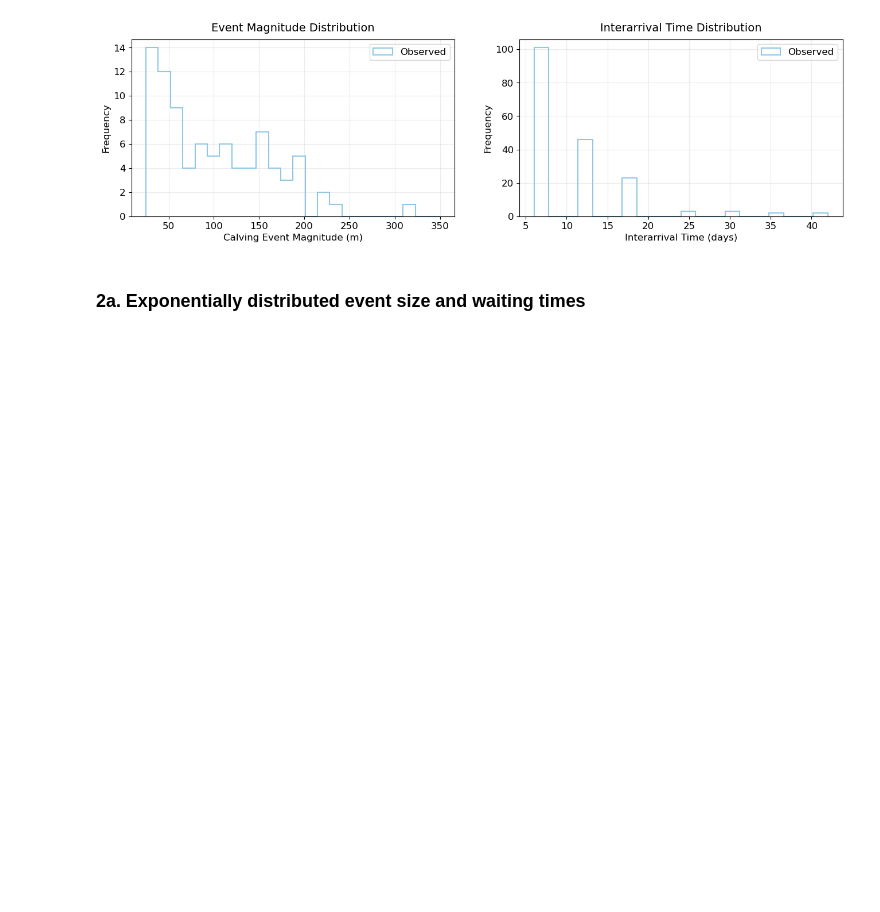
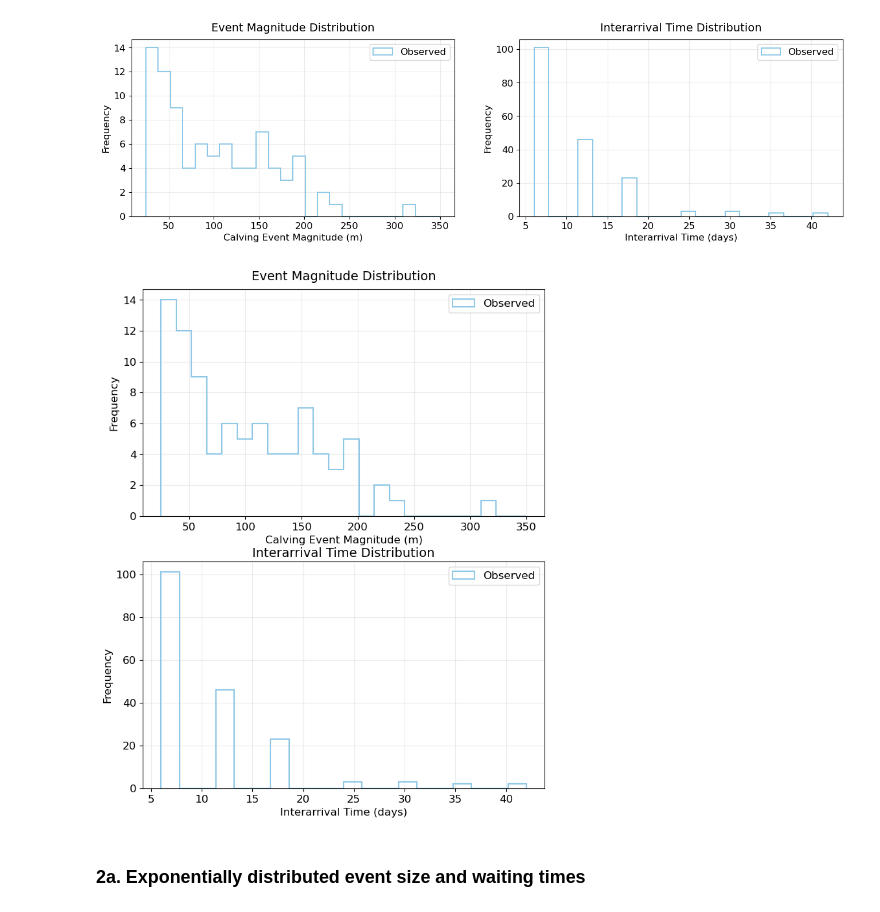
Before and after one commit to sofiasuhinin/Jakobshavn-Isbrae-CalvingStatistics, a Jupyter notebook: calving_statistics/4_calvingseries_statistics.ipynb, the cells around one changed output. Saved outputs shown, nothing was run; the diff lists cells and outputs as text; code cells hidden in the pictures; blank space fills up the shorter version.

```diff
--- a/calving_statistics/4_calvingseries_statistics.ipynb
+++ b/calving_statistics/4_calvingseries_statistics.ipynb
@@ -228,6 +228,42 @@ ax[1].legend()
 plt.show()
 # %% [output]
 [figure]
+# %%
+fig, ax = plt.subplots(2, 1, figsize=(8, 10))
+
+ax[0].hist(
+    observed["calving_positive"],
+    bins=np.linspace(25,350, 25),
+    histtype="step",
+    linewidth=1.5,
+    color = light_blue,
+    label = "Observed"
+)
+
+ax[0].set_xlabel("Calving Event Magnitude (m)")
+ax[0].set_ylabel("Frequency")
+ax[0].set_title("Event Magnitude Distribution", pad=10)
+ax[0].grid(True, alpha=0.25)
+ax[0].legend()
+
+ax[1].hist(
+    observed["dt_days"].dropna(),
+    bins=20,
+    histtype="step",
+    linewidth=1.5,
+    color = light_blue,
+    label="Observed"
+)
+
+ax[1].set_xlabel("Interarrival Time (days)")
+ax[1].set_ylabel("Frequency")
+ax[1].set_title("Interarrival Time Distribution", pad=5)
+ax[1].grid(True, alpha=0.25)
+ax[1].legend()
+
+plt.show()
+# %% [output]
+[figure, added]
 # %% [markdown]
 ### 2a. Exponentially distributed event size and waiting times ###
 # %%
```
Also changed, not shown: parts of 10 cells of this notebook, 1 other file.
